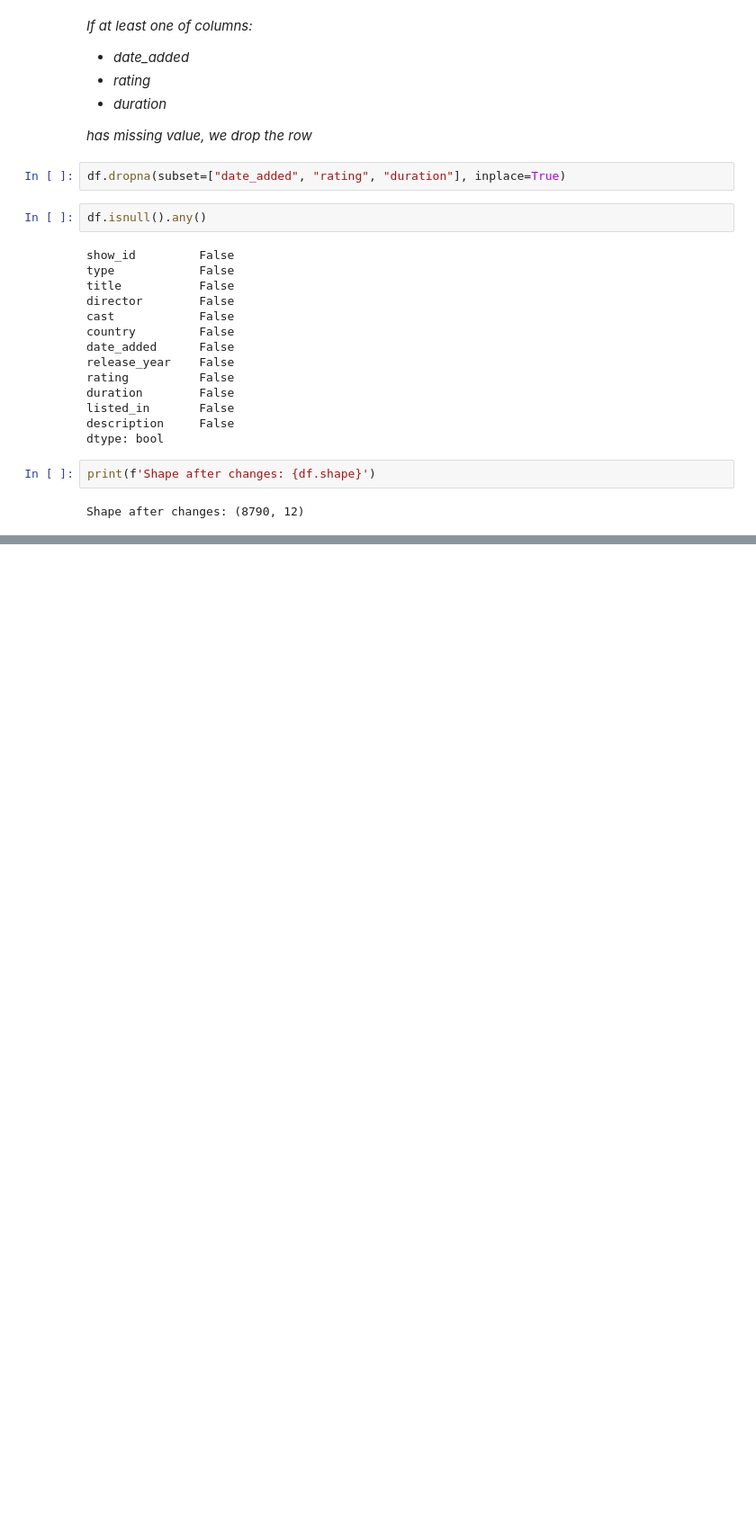
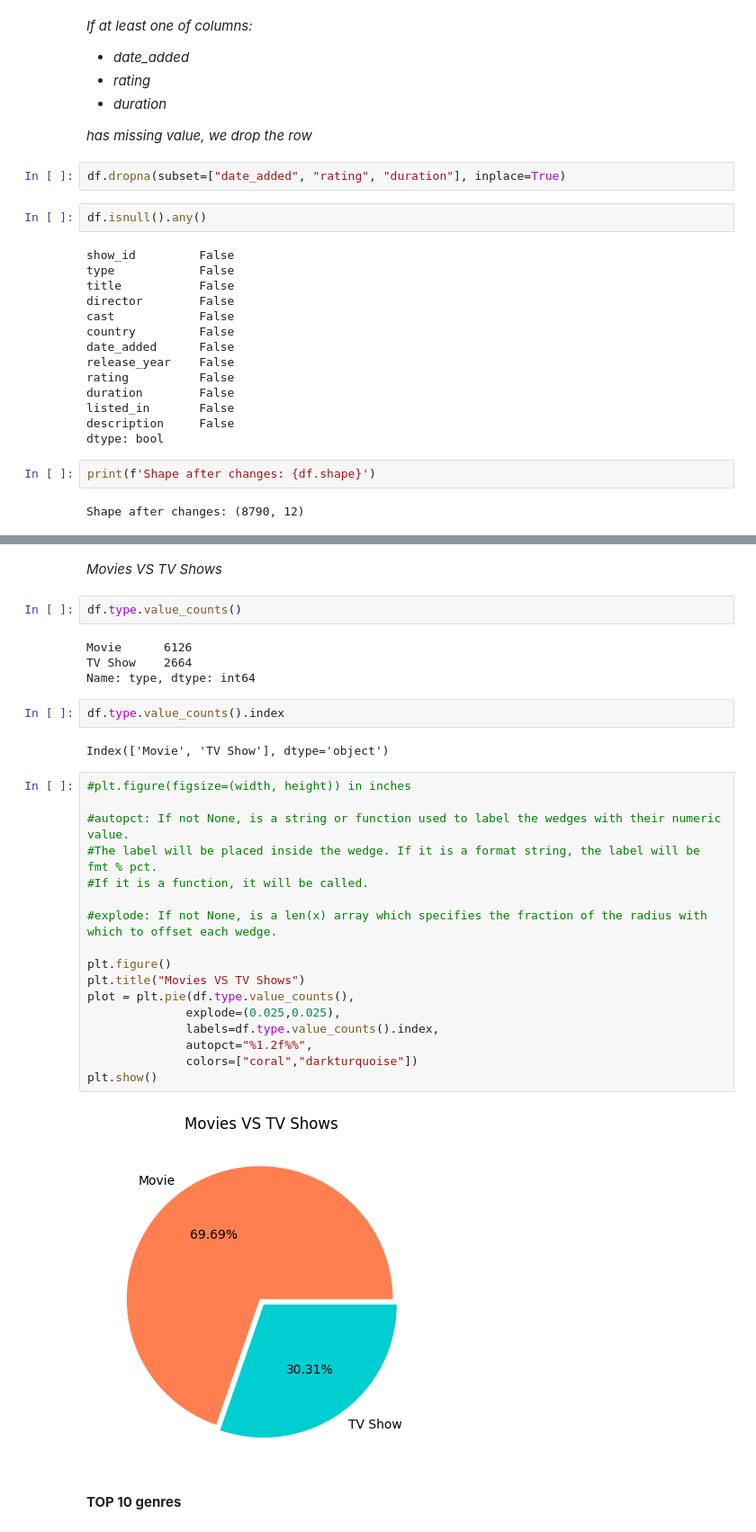
Before and after one commit to sbaglieri13/Data-Exploration-and-Preprocessing, a Jupyter notebook: Data exploration & preprocessing.ipynb, the cells around one changed output, grey strips where cells are left out. Shown: that part at 90% size. Cells and saved outputs as stored; diff of their text form; blank space fills up the shorter version.

```diff
--- a/Data exploration & preprocessing.ipynb
+++ b/Data exploration & preprocessing.ipynb
@@ -230,0 +277,33 @@ Shape after changes: (8790, 12)
+# %% [markdown]
+*Movies VS TV Shows*
+# %%
+df.type.value_counts()
+# %% [output]
+Movie      6126
+TV Show    2664
+Name: type, dtype: int64
+# %%
+df.type.value_counts().index
+# %% [output]
+Index(['Movie', 'TV Show'], dtype='object')
+# %%
+#plt.figure(figsize=(width, height)) in inches
+
+#autopct: If not None, is a string or function used to label the wedges with their numeric value.
+#The label will be placed inside the wedge. If it is a format string, the label will be fmt % pct.
+#If it is a function, it will be called.
+
+#explode: If not None, is a len(x) array which specifies the fraction of the radius with which to offset each wedge.
+
+plt.figure()
+plt.title("Movies VS TV Shows")
+plot = plt.pie(df.type.value_counts(),
+              explode=(0.025,0.025),
+              labels=df.type.value_counts().index,
+              autopct="%1.2f%%",
+              colors=["coral","darkturquoise"])
+plt.show()
+# %% [output]
+[figure, added]
+# %% [markdown]
+**TOP 10 genres**
```
Also changed, not shown: parts of 20 cells of this notebook.
